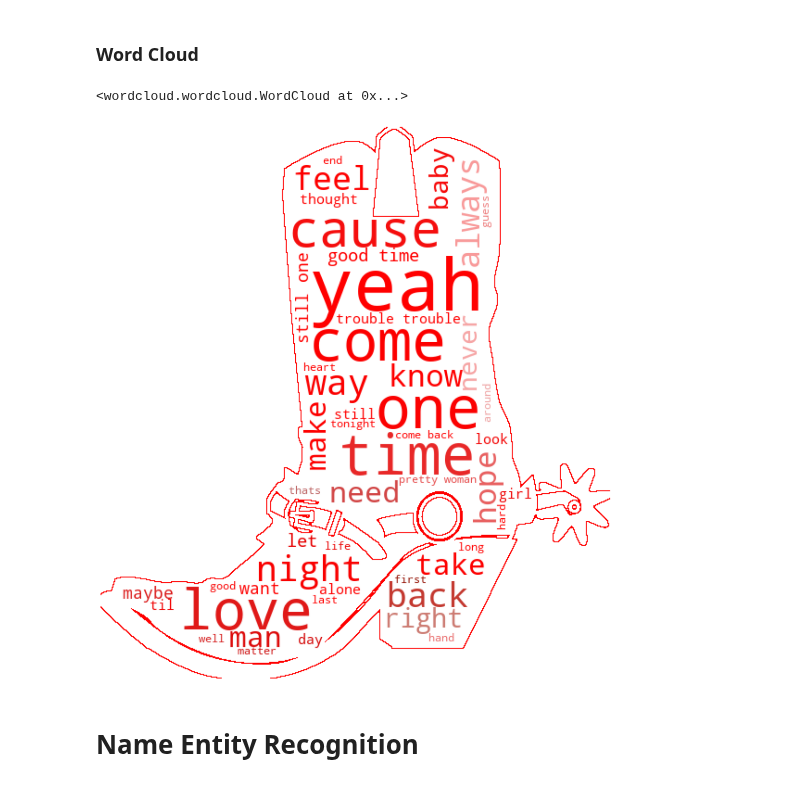
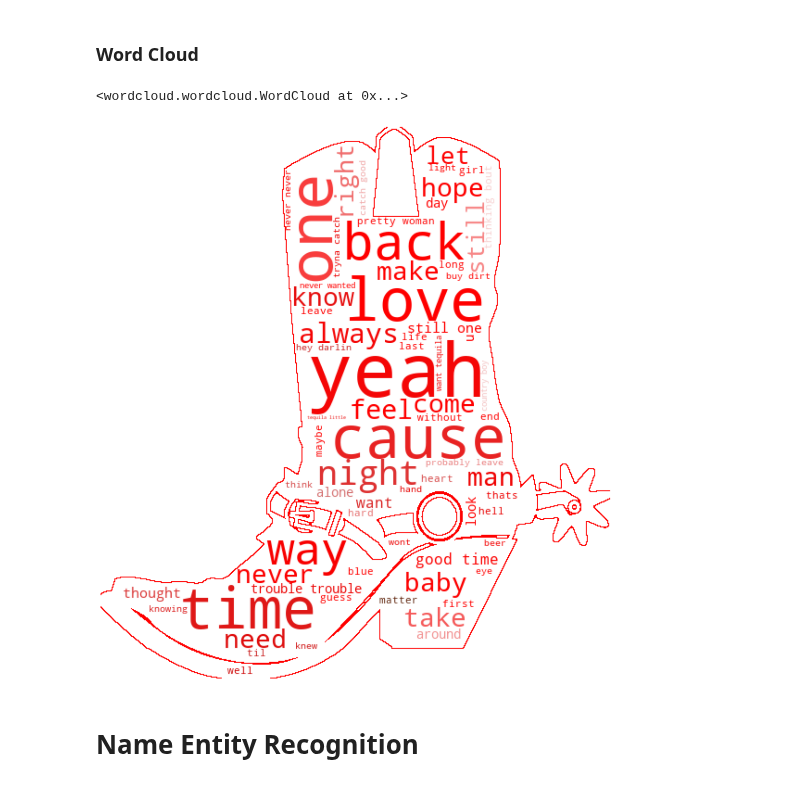
Before and after one commit to laufrankb/MiamiFintechProject2, a Jupyter notebook: country_nb/country_data.ipynb, the cells around one changed output. Drawn from its saved outputs; the diff is of its cells as text; code cells hidden in the pictures.

Commit message:
updates to country nb and add folder for all genres visualizations

```diff
--- a/country_nb/country_data.ipynb
+++ b/country_nb/country_data.ipynb
@@ -277,30 +289,30 @@ top_words.plot.bar(rot=90, width=1000, color='yellow', title =f'Top Words for {g
 # %%
 # Generate a word cloud image
 
 # Text for word cloud
 
 big_string = ' '.join(lyrics_df['Lyrics'])
 lyrics_text = process_text(big_string, sw_custom)
 
 # Add mask
 mask = np.array(Image.open("images/cowboy-boot.png"))
 
 # Create Word Cloud
-wc_boot = WordCloud(contour_width=1, contour_color='red', width=2000, height=2000, background_color="white", max_words=50, mask=mask).generate(' '.join(lyrics_text))
+wc_boot = WordCloud(contour_width=1, contour_color='red', width=2000, height=2000, background_color="white", max_words=70, mask=mask).generate(' '.join(lyrics_text))
 
 # Create coloring from image
 image_colors = ImageColorGenerator(mask)
 plt.figure(figsize=(20,20))
 plt.imshow(wc_boot.recolor(color_func=image_colors), interpolation="bilinear")
 
 plt.axis("off")
 plt.imshow(wc_boot)
 
 # Save image as png
 wc_boot.to_file("images/country.png")
 # %% [output]
 <wordcloud.wordcloud.WordCloud at 0x...>
-[figure, old version]
+[figure, new version]
 # %% [markdown]
 # Name Entity Recognition
 # %%
```
Also changed, not shown: parts of 8 cells of this notebook, 4 other files.
